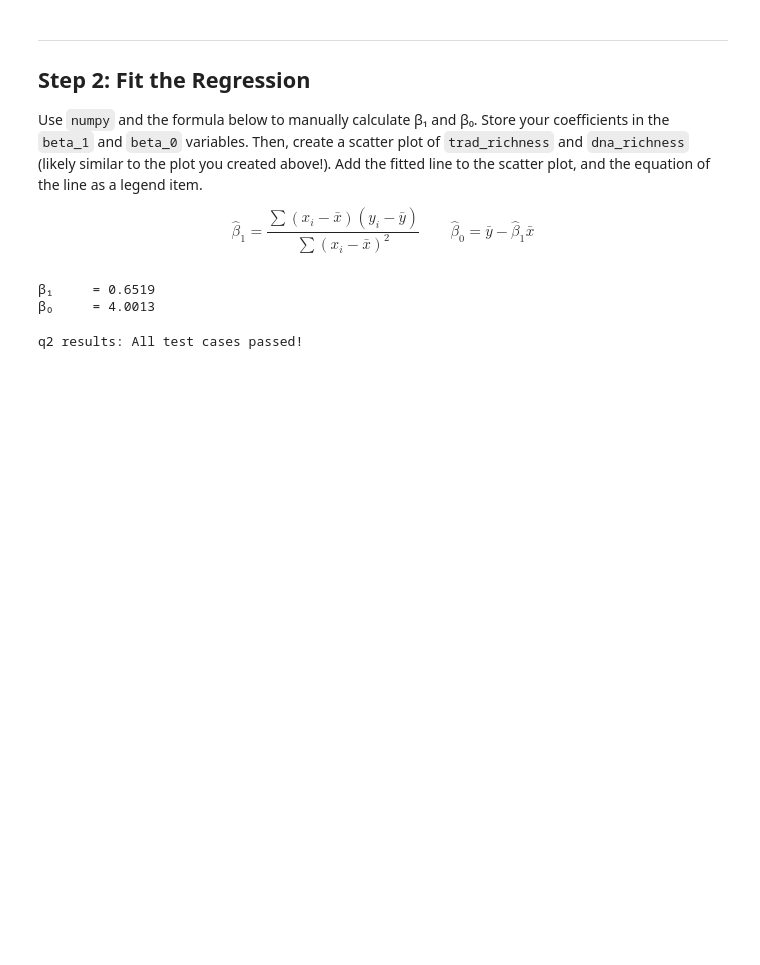
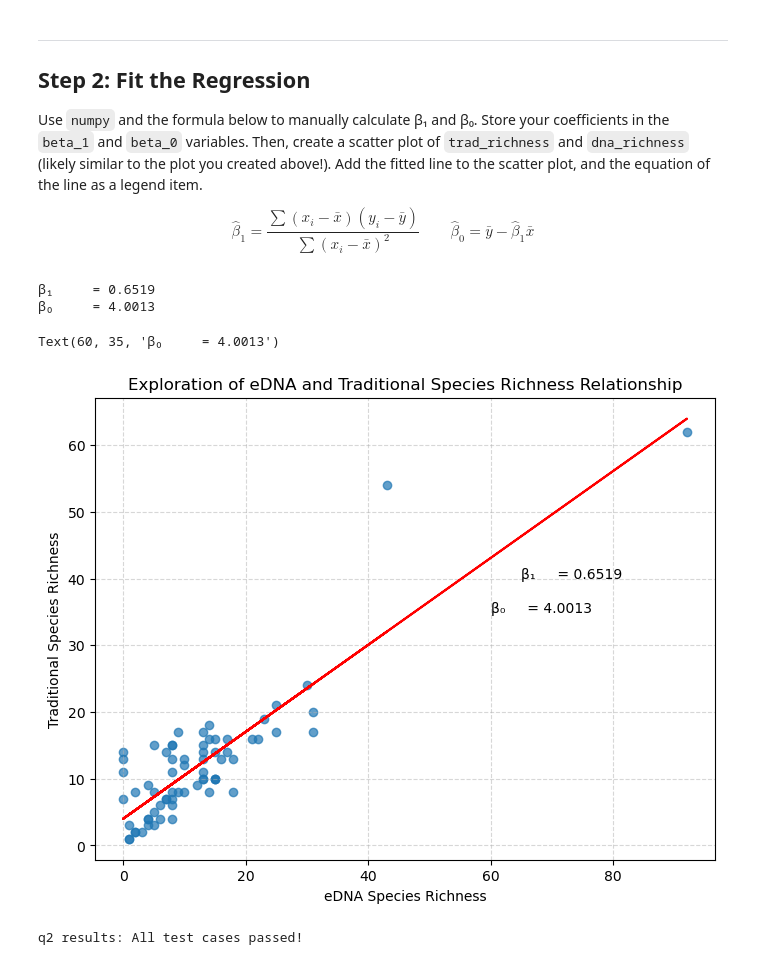
Before and after one commit to ht-oliver/assignment-1, a Jupyter notebook: task2/hw1-task2.ipynb, the cells around one changed output. Cells and saved outputs as stored; diff of their text form; code cells hidden in the pictures; blank space fills up the shorter version.

```diff
--- a/task2/hw1-task2.ipynb
+++ b/task2/hw1-task2.ipynb
@@ -95,15 +95,34 @@ $$\hat{\beta}_1 = \frac{\sum(x_i - \bar{x})(y_i - \bar{y})}{\sum(x_i - \bar{x})^
 # %%
 
 
 beta_1 = (np.sum((df['dna_richness'] - df['dna_richness'].mean()) * (df['trad_richness'] - df['trad_richness'].mean()))) / (np.sum((df['dna_richness'] - df['dna_richness'].mean())**2))
 
 beta_0 = df['trad_richness'].mean() - (beta_1 * df['dna_richness'].mean())
 
 print(f"\u03b2\u2081     = {beta_1:.4f}")
 print(f"\u03b2\u2080     = {beta_0:.4f}")
+
+
+# Exploratory visualization: dna_richness vs trad_richness
+plt.figure(figsize=(8,6))
+plt.scatter(df['dna_richness'], df['trad_richness'], alpha=0.7)
+plt.xlabel('eDNA Species Richness')
+plt.ylabel('Traditional Species Richness')
+plt.title('Exploration of eDNA and Traditional Species Richness Relationship')
+plt.grid(True, linestyle='--', alpha=0.5)
+
+# Add line of best fit
+s = np.polyfit(df['dna_richness'], df['trad_richness'], 1)
+plt.plot(df['dna_richness'], np.poly1d(s)(df['dna_richness']), color='red')
+
+# Add annotation for slope of s using values of beta_1 & beta_0
+plt.text(65, 40, f'\u03b2\u2081     = {beta_1:.4f}')
+plt.text(60, 35, f'\u03b2\u2080     = {beta_0:.4f}')
 # %% [output]
 β₁     = 0.6519
 β₀     = 4.0013
+Text(60, 35, 'β₀     = 4.0013')
+[figure, added]
 # %%
 grader.check("q2")
 # %% [output]
```
Also changed, not shown: parts of 5 cells of this notebook, 1 other file.
